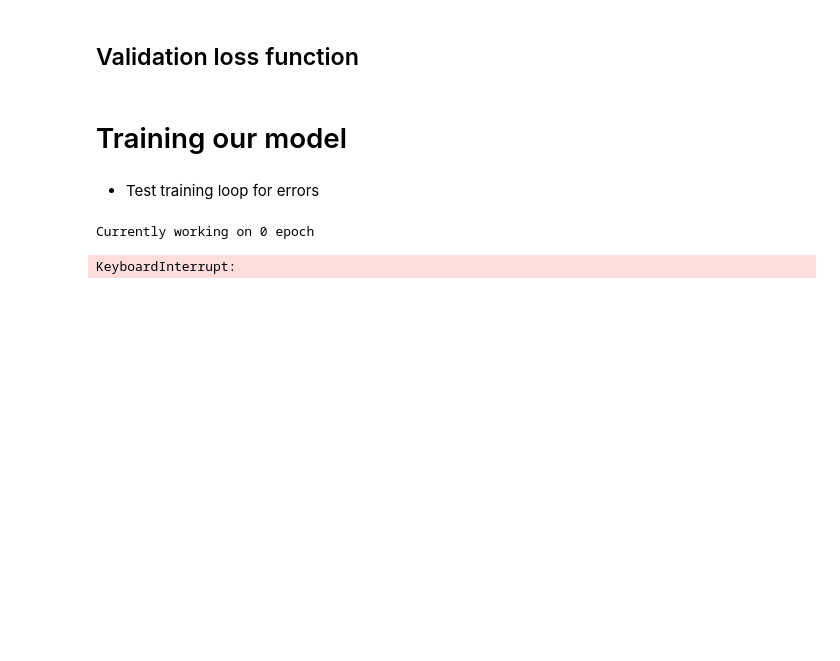
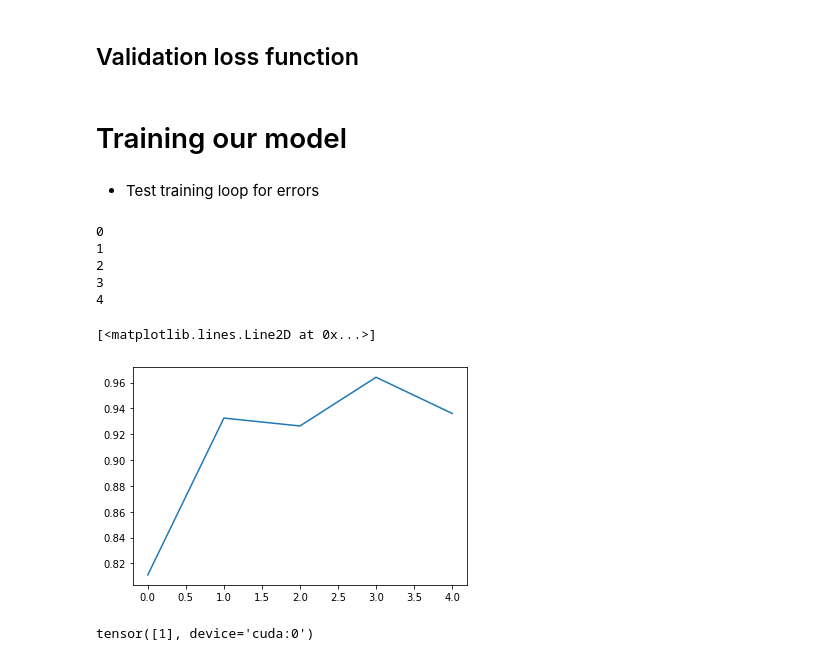
Before and after one commit to bustyAI/cat_recognizer, a Jupyter notebook: cat_classifier.ipynb, the cells around one changed output. Drawn from its saved outputs; the diff is of its cells as text; code cells hidden in the pictures; blank space fills up the shorter version.

```diff
--- a/cat_classifier.ipynb
+++ b/cat_classifier.ipynb
@@ -146,7 +150,8 @@ def get_data():
 def train_batch(x, y, model, opt, loss_fn):
     model.train()
     prediction = model(x)
-    batch_loss = loss_fn(prediction, y.squeeze(1).type(torch.LongTensor))
+    y.squeeze_()
+    batch_loss = loss_fn(prediction, y)
     batch_loss.backward()
     optimizer.step()
     optimizer.zero_grad()
@@ -159,9 +164,9 @@ def train_batch(x, y, model, opt, loss_fn):
 def accuracy(x, y, model):
     model.eval()
     prediction = model(x)
+    y.squeeze_()
     max_values, argmaxes = prediction.max(-1)
     is_correct = argmaxes == y
-
     return is_correct.cpu().numpy().tolist()
 # %% [markdown]
 ## Validation loss function
@@ -177,41 +182,55 @@ def val_loss(x, y, model):
 # %%
 trn_dl, val_dl = get_data()
 model, loss_fn, optimizer = get_model()
+# %%
+for ix, batch in enumerate(iter(trn_dl)):
+    x, y = batch
+    y.squeeze_()
+    prediction = model(x)
+    batch_loss = loss_fn(prediction, y.squeeze())
+    print(f"Shape of predictions {prediction.shape}\n")
+    print(f"Prediction dtype {type(prediction)}")
+
+    print(f"\nShape of y: {y.shape}")
+    print(f"y dtype {y.dtype}\n")
 # %% [markdown]
 - Test training loop for errors
 # %%
 train_losses, train_accuracies = [], []
 val_losses, val_accuracies = [], []
-
 for epoch in range(5):
-    print(f"Currently working on {epoch} epoch")
+    print(epoch)
     train_epoch_losses, train_epoch_accuracies = [], []
-    val_epoch_accuracies = []
-
     for ix, batch in enumerate(iter(trn_dl)):
         x, y = batch
         batch_loss = train_batch(x, y, model, optimizer, loss_fn)
-
         train_epoch_losses.append(batch_loss)
-
     train_epoch_loss = np.array(train_epoch_losses).mean()
 
     for ix, batch in enumerate(iter(trn_dl)):
         x, y = batch
         is_correct = accuracy(x, y, model)
         train_epoch_accuracies.extend(is_correct)
-
     train_epoch_accuracy = np.mean(train_epoch_accuracies)
 
-    for ix, batch in enumerate(iter(val_dl)):
-        x, y = batch
-        val_is_correct = accuracy(x, y, model)
-        val_epoch_accuracies.extend(val_is_correct)
-    val_epoch_accuracy = np.mean(val_epoch_accuracies)
+    #for ix, batch in enumerate(iter(val_dl)):
+        #x, y = batch
+        #is_correct = accuracy(x, y, model)
+        #validation_loss = val_loss(x, y, model)
+    #val_epoch_accuracy = np.mean(is_correct)
 
     train_losses.append(train_epoch_loss)
     train_accuracies.append(train_epoch_accuracy)
-    val_accuracies.append(val_epoch_accuracy)
+    #val_losses.append(validation_loss)
+    #val_accuracies.append(val_epoch_accuracy)
 # %% [output]
-Currently working on 0 epoch
+0
+1
+2
+3
+4
-KeyboardInterrupt:
+# %%
+plt.plot(train_accuracies)
+# %% [output]
+[<matplotlib.lines.Line2D at 0x...>]
+[figure, added]
@@ -217,0 +240,4 @@ KeyboardInterrupt:
+# %%
+val
+# %% [output]
+tensor([1], device='cuda:0')
```
Also changed, not shown: parts of 13 cells of this notebook, 3 other files.
